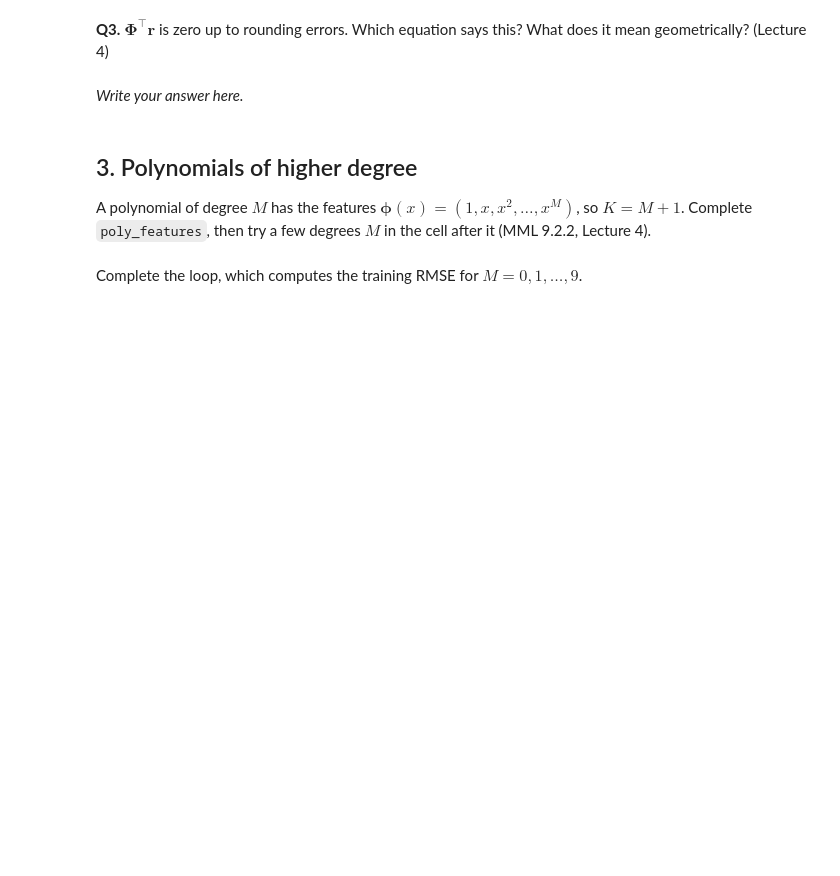
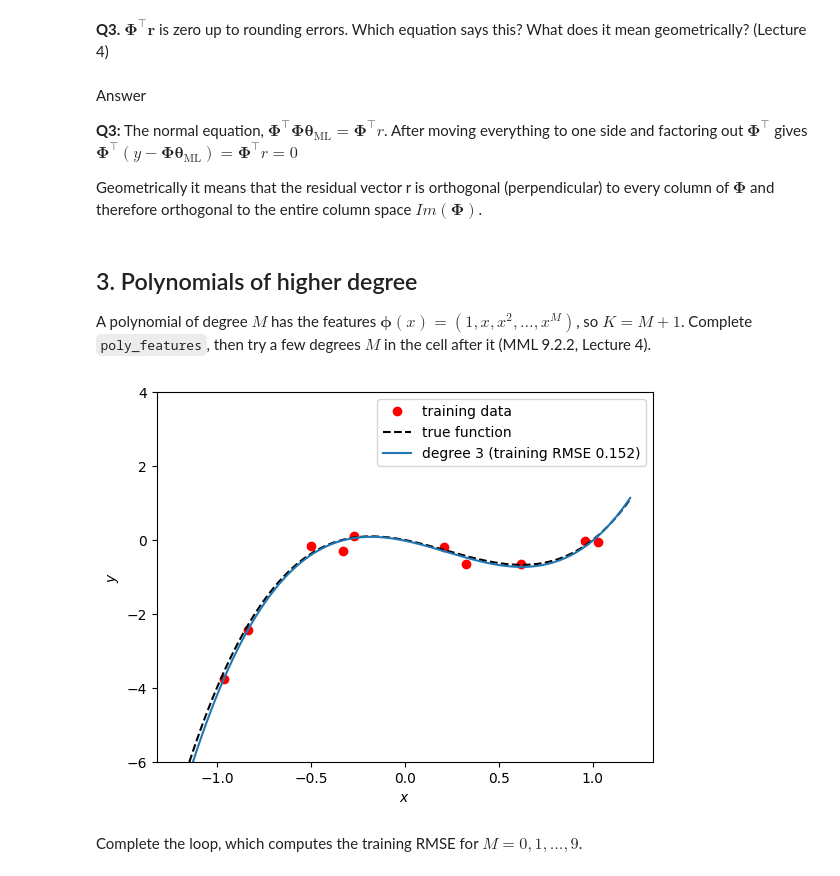
Before and after one commit to MarcusBoivie/Mathematical-Introduction-to-Machine-Learning, a Jupyter notebook: ca1/lab1a-linear-regression.ipynb, the cells around one changed output. Cells and saved outputs as stored; diff of their text form; code cells hidden in the pictures; blank space fills up the shorter version.

```diff
--- a/ca1/lab1a-linear-regression.ipynb
+++ b/ca1/lab1a-linear-regression.ipynb
@@ -177,7 +176,11 @@ Phi^T r = [ 3.33066907e-16 -1.54876556e-15]
 **Q3.** $\boldsymbol\Phi^\top\boldsymbol r$ is zero up to rounding errors. Which equation says this? What does it mean
 geometrically? (Lecture 4)
 # %% [markdown]
-*Write your answer here.*
+Answer
+
+**Q3:** The normal equation, $\boldsymbol\Phi^\top\boldsymbol\Phi\boldsymbol\theta_{\mathrm{ML}}=\boldsymbol\Phi^\top r$. After moving everything to one side and factoring out $\boldsymbol\Phi^\top$ gives $\boldsymbol\Phi^\top(y-\boldsymbol\Phi\boldsymbol\theta_{\mathrm{ML}}) = \boldsymbol\Phi^\top r=0$
+
+Geometrically it means that the residual vector r is orthogonal (perpendicular) to every column of $\boldsymbol\Phi$ and therefore orthogonal to the entire column space $Im(\boldsymbol\Phi)$.
 # %% [markdown]
 ## 3. Polynomials of higher degree
 
@@ -186,19 +189,21 @@ A polynomial of degree $M$ has the features $\boldsymbol\phi(x)=(1,x,x^2,\dots,x
 # %%
 def poly_features(x, M):
     # features phi(x) = (1, x, ..., x^M): returns the N x (M+1) matrix Phi
-    Phi = ...   # EDIT (hint: np.hstack([x**k for k in ...]))
+    Phi = np.hstack([x**k for k in range(M + 1)])   # EDIT (hint: np.hstack([x**k for k in ...]))
     return Phi
 # %%
-M = 2   # try different degrees
+M = 3   # try different degrees
 features = lambda x: poly_features(x, M)
 theta = fit_ml(features(x_train), y_train)
 f_M = model(features, theta)
 
 plt.figure()
 plt.plot(x_train, y_train, 'ro', label='training data')
 plt.plot(xx, f_true(xx), 'k--', label='true function')
 plt.plot(xx, f_M(xx), label=f'degree {M} (training RMSE {rmse(y_train, f_M(x_train)):.3f})')
 plt.ylim(-6, 4); plt.xlabel('$x$'); plt.ylabel('$y$'); plt.legend();
+# %% [output]
+[figure, added]
 # %% [markdown]
 Complete the loop, which computes the training RMSE for $M=0,1,\dots,9$.
 # %%
```
Also changed, not shown: parts of 17 cells of this notebook.
